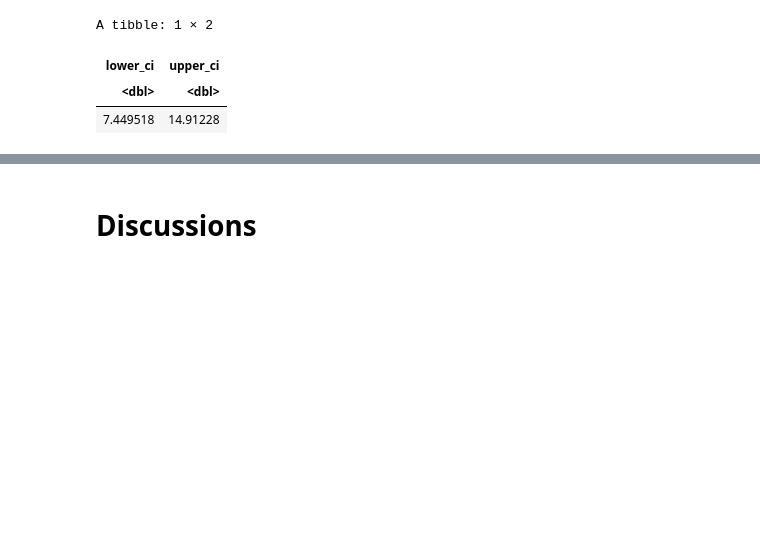
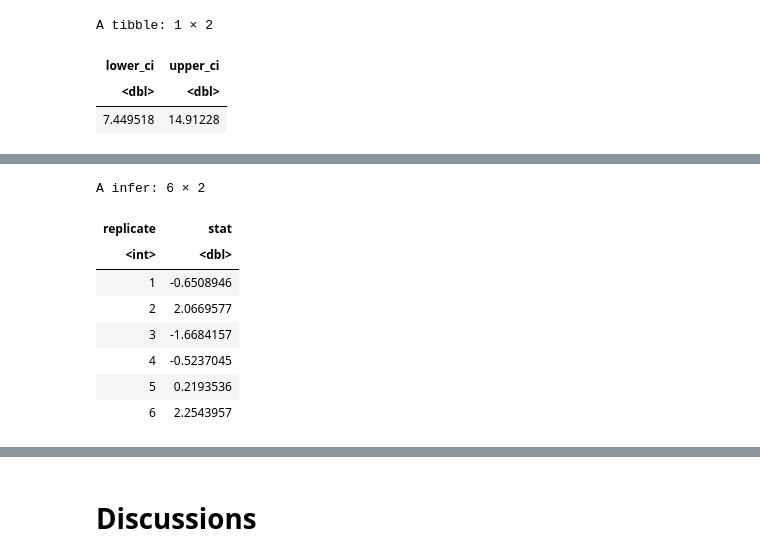
Before and after one commit to glenren/stat_201_group_47, a Jupyter notebook: FinalReport.ipynb, the cells around one changed output, grey strips where cells are left out. Drawn from its saved outputs; the diff is of its cells as text; code cells hidden in the pictures; blank space fills up the shorter version.

```diff
--- a/FinalReport.ipynb
+++ b/FinalReport.ipynb
@@ -235,0 +241,22 @@ A tibble: 1 × 10
+# %%
+set.seed(6)
+
+# using permutation to make a null model
+
+null_model <- data %>%
+   specify(formula = max_heart_rate ~ sex) %>%
+   hypothesize(null = "independence") %>%
+   generate(reps = 5000, type = "permute") %>%
+   calculate(stat="diff in means", order = c("Male", "Female"))
+
+head(null_model)
+# %% [output]
+A infer: 6 × 2
+| replicate | stat |
+| <int> | <dbl> |
+| 1 | -0.6508946 |
+| 2 | 2.0669577 |
+| 3 | -1.6684157 |
+| 4 | -0.5237045 |
+| 5 | 0.2193536 |
+| 6 | 2.2543957 |
```
Also changed, not shown: parts of 7 cells of this notebook.
